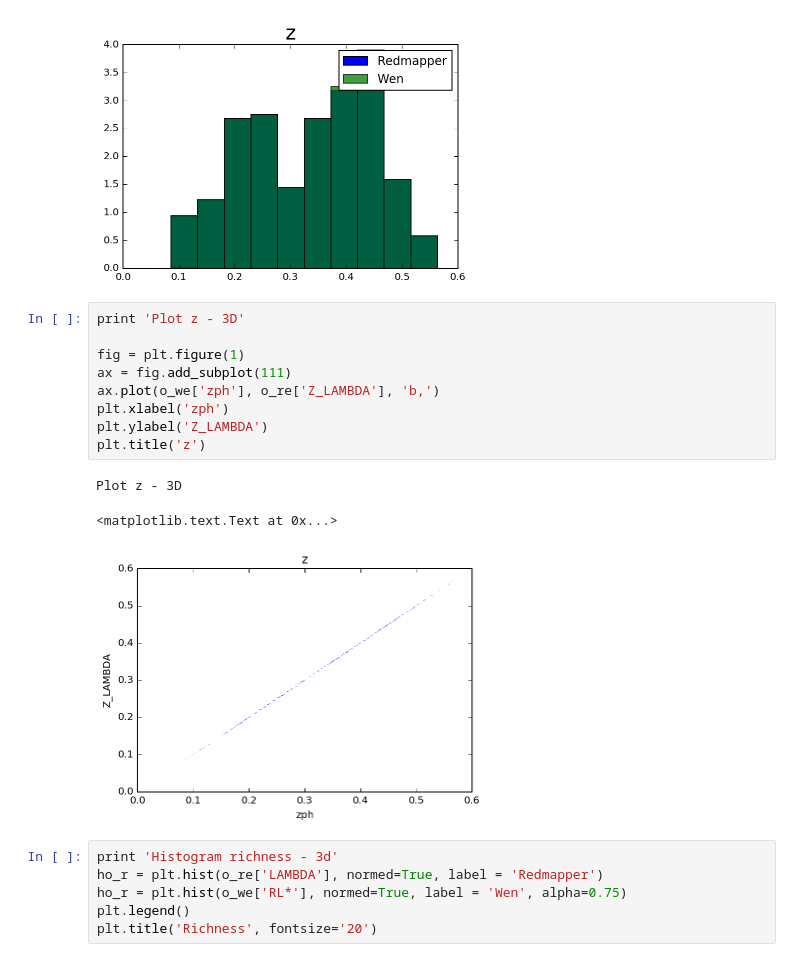
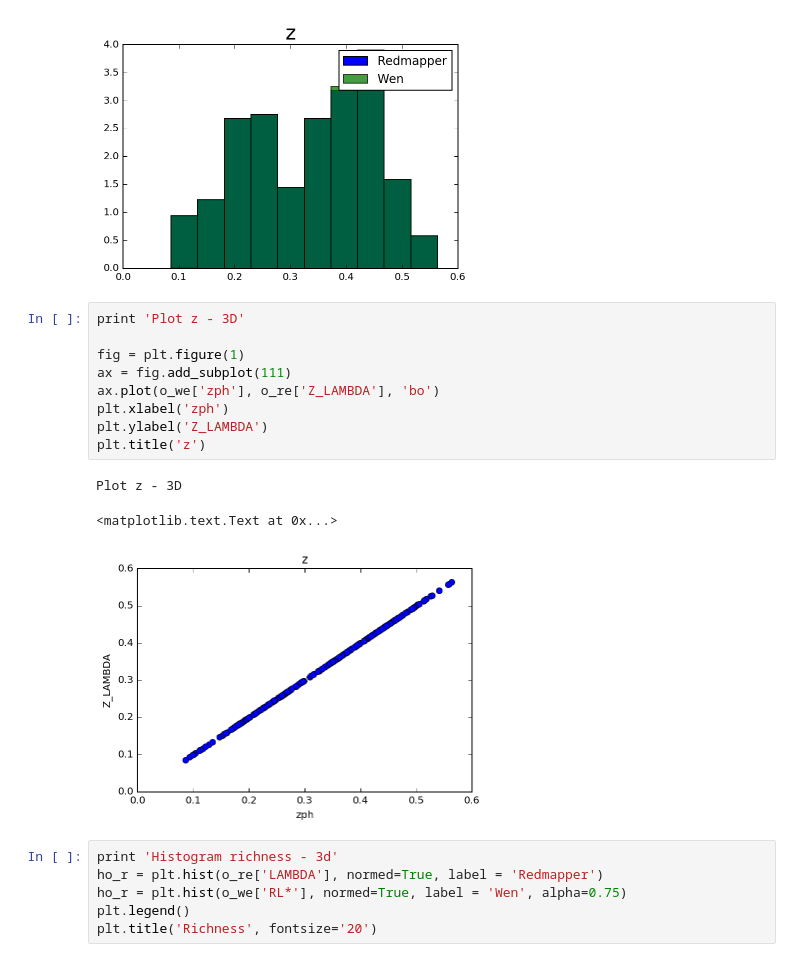
Before and after one commit to clusteron/comparison, a Jupyter notebook: table.ipynb, the cells around one changed output. Cells and saved outputs as stored; diff of their text form.

```diff
--- a/table.ipynb
+++ b/table.ipynb
@@ -230,16 +230,16 @@ Histogram z - 3D
 # %%
 print 'Plot z - 3D'
 
 fig = plt.figure(1)
 ax = fig.add_subplot(111)
-ax.plot(o_we['zph'], o_re['Z_LAMBDA'], 'b,')
+ax.plot(o_we['zph'], o_re['Z_LAMBDA'], 'bo')
 plt.xlabel('zph')
 plt.ylabel('Z_LAMBDA')
 plt.title('z')
 # %% [output]
 Plot z - 3D
 <matplotlib.text.Text at 0x...>
-[figure, old version]
+[figure, new version]
 # %%
 print 'Histogram richness - 3d'
 ho_r = plt.hist(o_re['LAMBDA'], normed=True, label = 'Redmapper')
```
Also changed, not shown: parts of 1 cell of this notebook.
